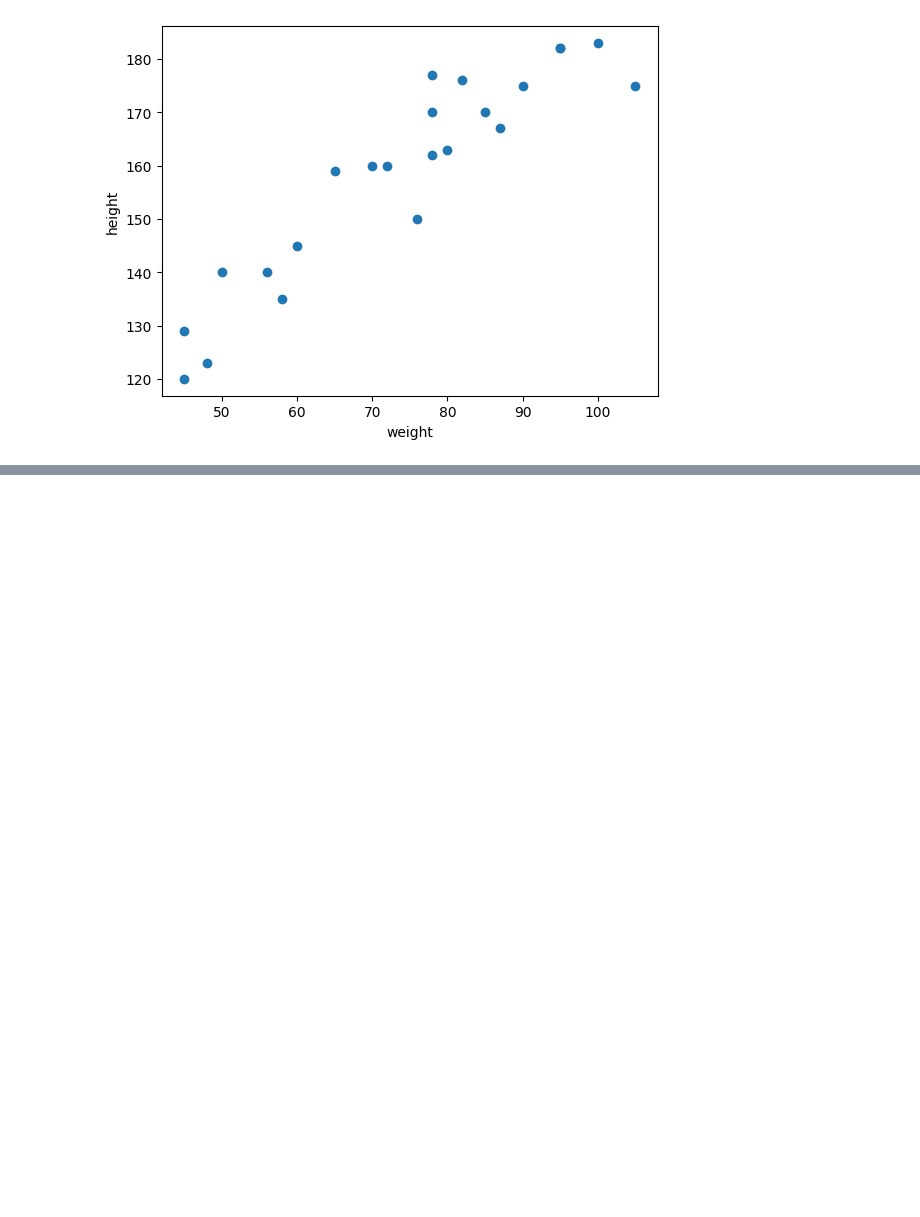
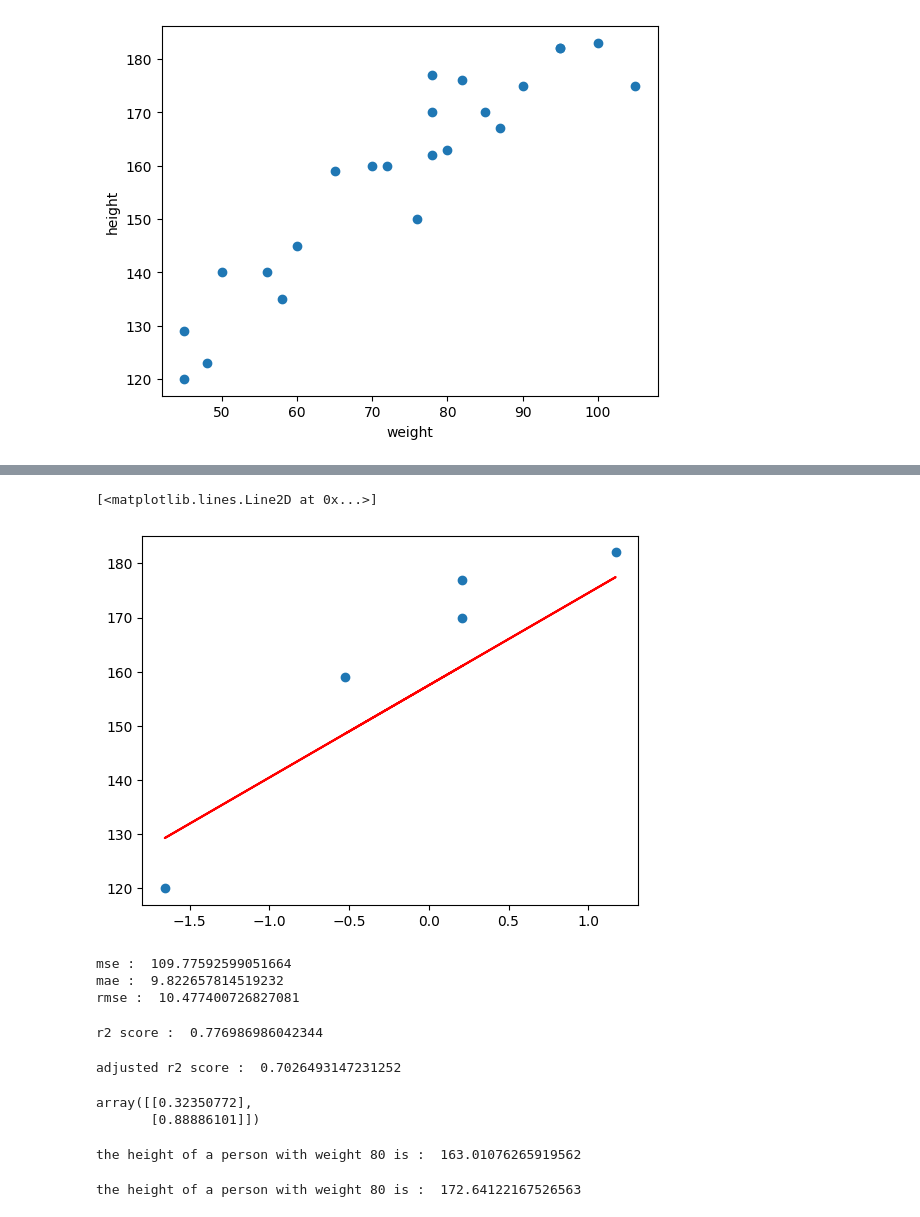
Before and after one commit to Hafiz-Anees/machine-learning, a Jupyter notebook: supervise machine learning/complete project/simple_linear_regression.ipynb, the cells around one changed output, grey strips where cells are left out. Drawn from its saved outputs; the diff is of its cells as text; code cells hidden in the pictures; blank space fills up the shorter version.

```diff
--- a/supervise machine learning/complete project/simple_linear_regression.ipynb
+++ b/supervise machine learning/complete project/simple_linear_regression.ipynb
@@ -28,0 +62,2 @@ y = df['Height']  # dependent feature (1D array)
+# %%
+y_pred = regressor.predict(X_test)
@@ -28,0 +75,35 @@ y = df['Height']  # dependent feature (1D array)
+# %%
+plt.scatter(X_test, y_test)
+plt.plot(X_test, y_pred, 'r')
+# %% [output]
+[<matplotlib.lines.Line2D at 0x...>]
+[figure, added]
+# %%
+# compute the performance metrics mse , mae
+from sklearn.metrics import r2_score , mean_squared_error , mean_absolute_error
+
+mse = mean_squared_error(y_test, y_pred)
+mae = mean_absolute_error(y_test, y_pred)
+rmse = np.sqrt(mse)
+
+print("mse : ",mse)
+print("mae : ",mae)
+print("rmse : ",rmse) # lees value mean model is good
+# %% [output]
+mse :  109.77592599051664
+mae :  9.822657814519232
+rmse :  10.477400726827081
+# %%
+from sklearn.metrics import r2_score
+score = r2_score(y_test, y_pred)
+print("r2 score : ",score)
+# %% [output]
+r2 score :  0.776986986042344
+# %%
+# adjusted r2 score
+n = X_test.shape[0]
+p = X_test.shape[1]
+adjusted_r2 = 1 - (1-score)*(n-1)/(n-p-1)
+print("adjusted r2 score : ",adjusted_r2)
+# %% [output]
+adjusted r2 score :  0.7026493147231252
@@ -28,0 +114,13 @@ y = df['Height']  # dependent feature (1D array)
+# %%
+scaled_weight
+# %% [output]
+array([[0.32350772],
+       [0.88886101]])
+# %%
+print("the height of a person with weight 80 is : ", regressor.predict(scaled_weight)[0])
+# %% [output]
+the height of a person with weight 80 is :  163.01076265919562
+# %%
+print("the height of a person with weight 80 is : ", regressor.predict(scaled_weight)[1])
+# %% [output]
+the height of a person with weight 80 is :  172.64122167526563
```
Also changed, not shown: parts of 15 cells of this notebook.
